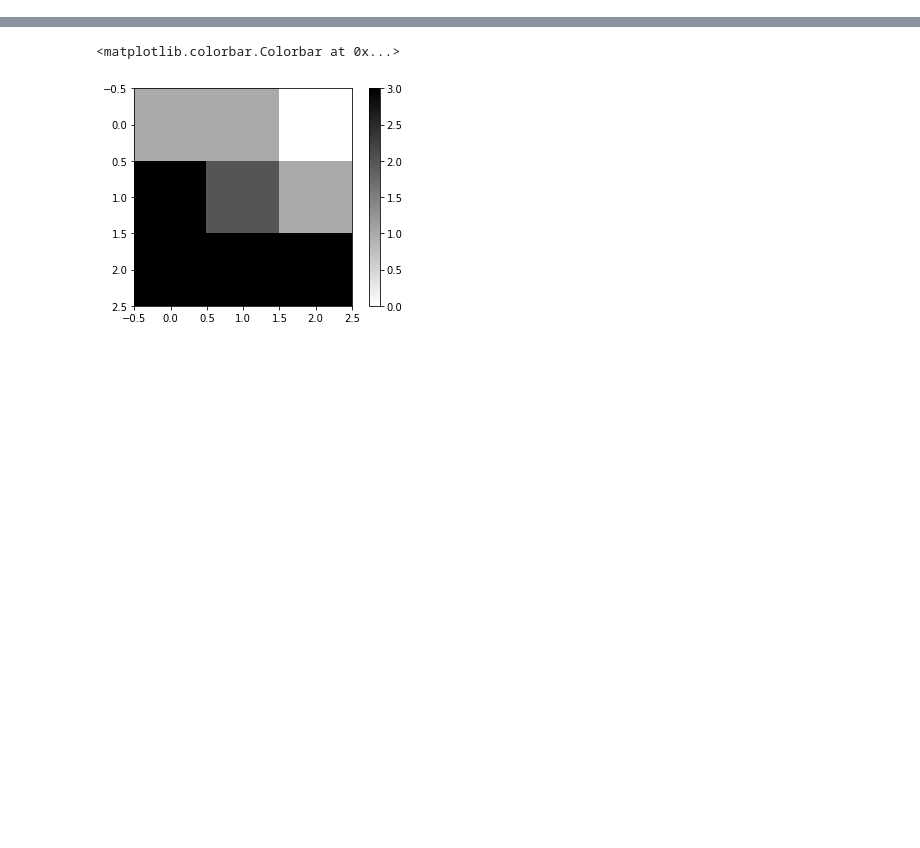
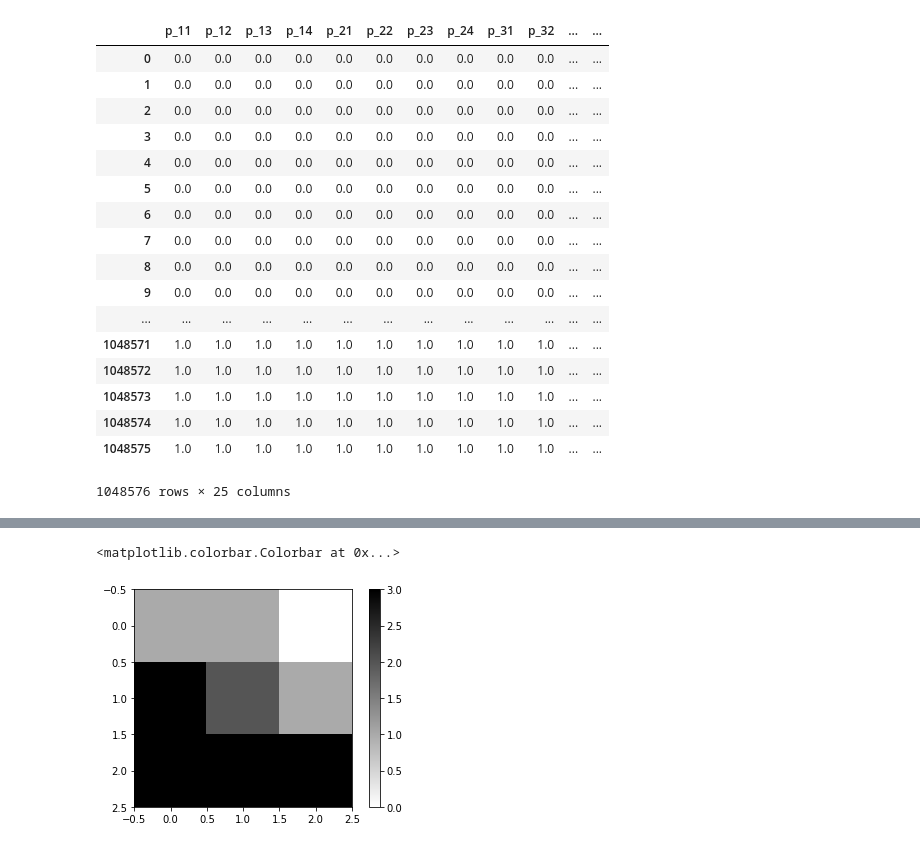
Before and after one commit to mositori/Bayesian-SuperResolution, a Jupyter notebook: ex1/Untitled.ipynb, the cells around one changed output, grey strips where cells are left out. Drawn from its saved outputs; the diff is of its cells as text; code cells hidden in the pictures; blank space fills up the shorter version.

Commit message:
fix q_matrix binalization

```diff
--- a/ex1/Untitled.ipynb
+++ b/ex1/Untitled.ipynb
@@ -11,2 +11,27 @@ from keras.layers import Dense, Activation
+# %%
+df = pd.read_csv("../4x4matrix.csv", index_col=0)
+# %%
+df[df.iloc[:,16] <= 1] = 0
+df[df >= 2] = 1
+df
+# %% [output]
+|  | p_11 | p_12 | p_13 | p_14 | p_21 | p_22 | p_23 | p_24 | p_31 | p_32 | ... | ... |
+| 0 | 0.0 | 0.0 | 0.0 | 0.0 | 0.0 | 0.0 | 0.0 | 0.0 | 0.0 | 0.0 | ... | ... |
+| 1 | 0.0 | 0.0 | 0.0 | 0.0 | 0.0 | 0.0 | 0.0 | 0.0 | 0.0 | 0.0 | ... | ... |
+| 2 | 0.0 | 0.0 | 0.0 | 0.0 | 0.0 | 0.0 | 0.0 | 0.0 | 0.0 | 0.0 | ... | ... |
+| 3 | 0.0 | 0.0 | 0.0 | 0.0 | 0.0 | 0.0 | 0.0 | 0.0 | 0.0 | 0.0 | ... | ... |
+| 4 | 0.0 | 0.0 | 0.0 | 0.0 | 0.0 | 0.0 | 0.0 | 0.0 | 0.0 | 0.0 | ... | ... |
+| 5 | 0.0 | 0.0 | 0.0 | 0.0 | 0.0 | 0.0 | 0.0 | 0.0 | 0.0 | 0.0 | ... | ... |
+| 6 | 0.0 | 0.0 | 0.0 | 0.0 | 0.0 | 0.0 | 0.0 | 0.0 | 0.0 | 0.0 | ... | ... |
+| 7 | 0.0 | 0.0 | 0.0 | 0.0 | 0.0 | 0.0 | 0.0 | 0.0 | 0.0 | 0.0 | ... | ... |
+| 8 | 0.0 | 0.0 | 0.0 | 0.0 | 0.0 | 0.0 | 0.0 | 0.0 | 0.0 | 0.0 | ... | ... |
+| 9 | 0.0 | 0.0 | 0.0 | 0.0 | 0.0 | 0.0 | 0.0 | 0.0 | 0.0 | 0.0 | ... | ... |
+| ... | ... | ... | ... | ... | ... | ... | ... | ... | ... | ... | ... | ... |
+| 1048571 | 1.0 | 1.0 | 1.0 | 1.0 | 1.0 | 1.0 | 1.0 | 1.0 | 1.0 | 1.0 | ... | ... |
+| 1048572 | 1.0 | 1.0 | 1.0 | 1.0 | 1.0 | 1.0 | 1.0 | 1.0 | 1.0 | 1.0 | ... | ... |
+| 1048573 | 1.0 | 1.0 | 1.0 | 1.0 | 1.0 | 1.0 | 1.0 | 1.0 | 1.0 | 1.0 | ... | ... |
+| 1048574 | 1.0 | 1.0 | 1.0 | 1.0 | 1.0 | 1.0 | 1.0 | 1.0 | 1.0 | 1.0 | ... | ... |
+| 1048575 | 1.0 | 1.0 | 1.0 | 1.0 | 1.0 | 1.0 | 1.0 | 1.0 | 1.0 | 1.0 | ... | ... |
+1048576 rows × 25 columns
 # %%
 class AE():
```
Also changed, not shown: parts of 11 cells of this notebook, 1 other file.
